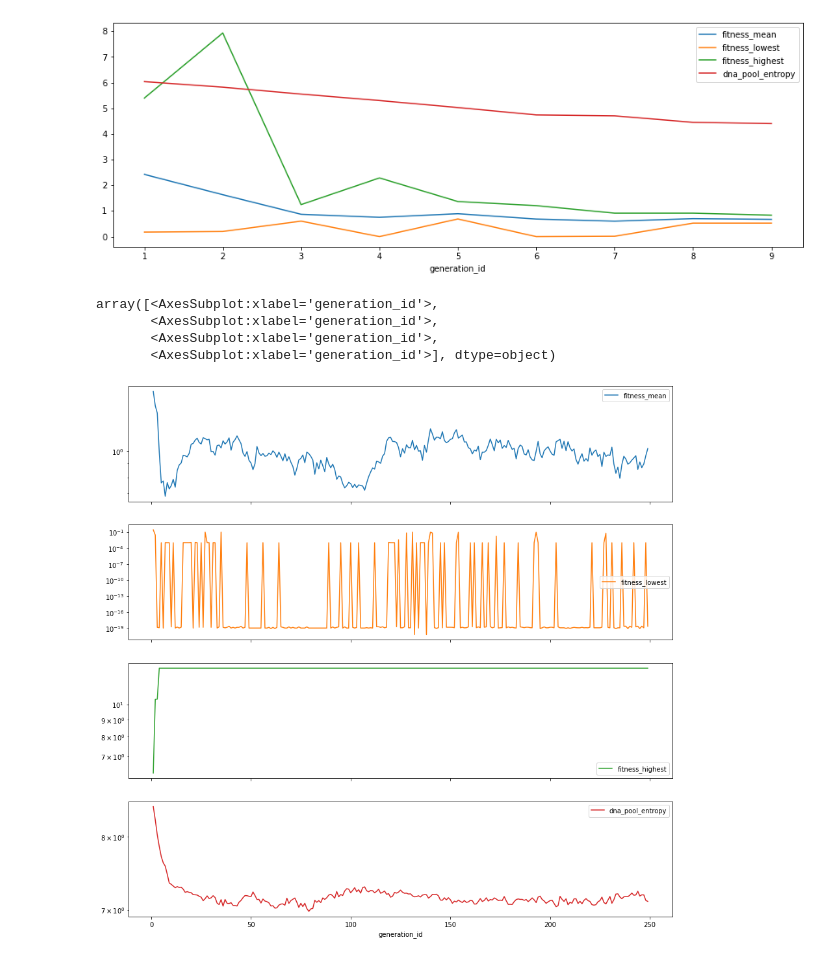
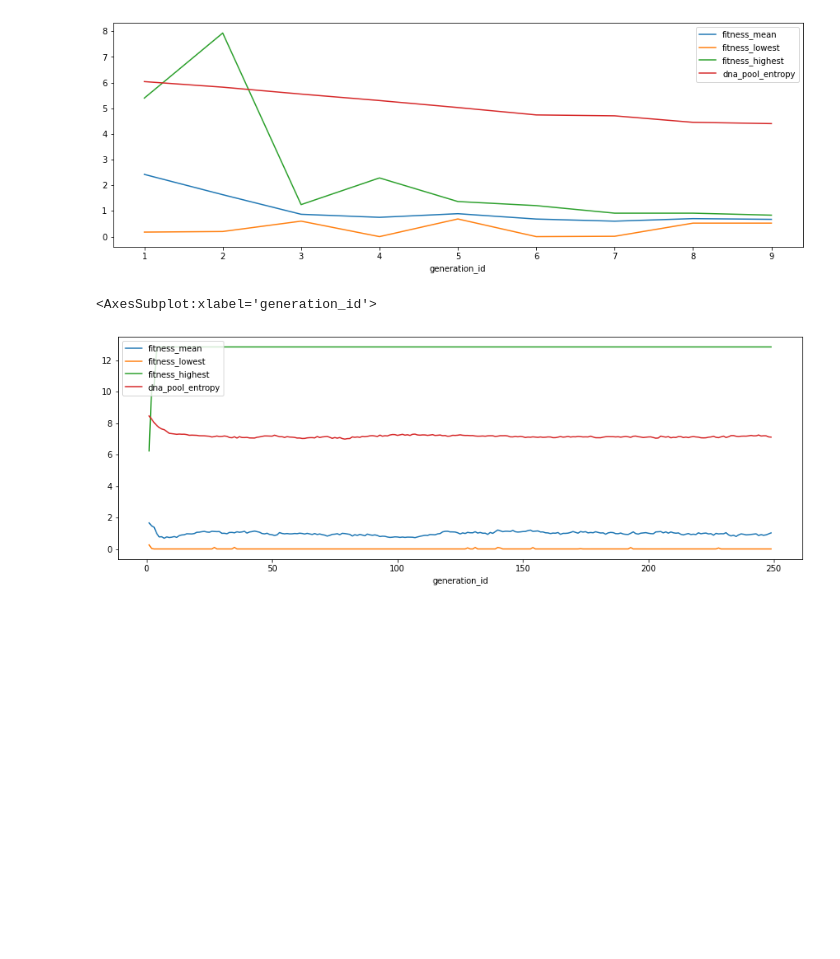
Before and after one commit to hudsonmendes/uolondon-cm3020-ai, a Jupyter notebook: midterms/analysis/results.ipynb, the cells around one changed output. Saved outputs shown, nothing was run; the diff lists cells and outputs as text; code cells hidden in the pictures; blank space fills up the shorter version.

```diff
--- a/midterms/analysis/results.ipynb
+++ b/midterms/analysis/results.ipynb
@@ -57,10 +57,7 @@ df.plot.line(figsize=(15, 5))
 # %%
 df = summary_per_variant.get('atavism=0.00/pmr=0.10/genes=05')
 df = df[['fitness_mean','fitness_lowest','fitness_highest', 'dna_pool_entropy']]
-df.plot.line(logy=True, subplots=True, figsize=(15, 15))
+df.plot.line(figsize=(15, 5))
 # %% [output]
-array([<AxesSubplot:xlabel='generation_id'>,
-       <AxesSubplot:xlabel='generation_id'>,
-       <AxesSubplot:xlabel='generation_id'>,
-       <AxesSubplot:xlabel='generation_id'>], dtype=object)
+<AxesSubplot:xlabel='generation_id'>
-[figure, old version]
+[figure, new version]
```
Also changed, not shown: 1 other file.
